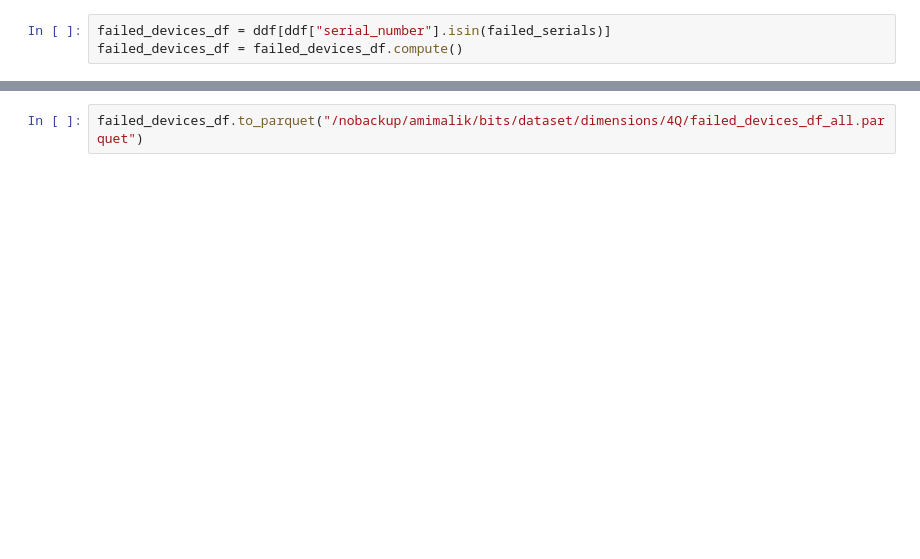
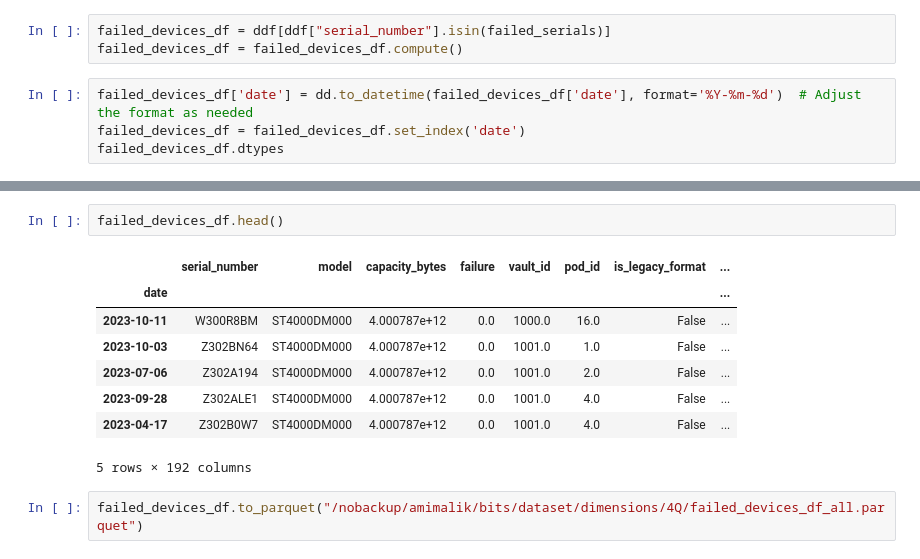
Before and after one commit to amitkrmalik/HDD_failure_prediction, a Jupyter notebook: data_creation.ipynb, the cells around one changed output, grey strips where cells are left out. Cells and saved outputs as stored; diff of their text form; blank space fills up the shorter version.

```diff
--- a/data_creation.ipynb
+++ b/data_creation.ipynb
@@ -122,3 +144,7 @@ failed_serials.head()
 # %%
 failed_devices_df = ddf[ddf["serial_number"].isin(failed_serials)]
 failed_devices_df = failed_devices_df.compute()
+# %%
+failed_devices_df['date'] = dd.to_datetime(failed_devices_df['date'], format='%Y-%m-%d')  # Adjust the format as needed
+failed_devices_df = failed_devices_df.set_index('date')
+failed_devices_df.dtypes
@@ -125,2 +164,13 @@ failed_devices_df = failed_devices_df.compute()
+# %%
+failed_devices_df.head()
+# %% [output]
+|  | serial_number | model | capacity_bytes | failure | vault_id | pod_id | is_legacy_format | ... |
+| date |  |  |  |  |  |  |  | ... |
+| 2023-10-11 | W300R8BM | ST4000DM000 | 4.000787e+12 | 0.0 | 1000.0 | 16.0 | False | ... |
+| 2023-10-03 | Z302BN64 | ST4000DM000 | 4.000787e+12 | 0.0 | 1001.0 | 1.0 | False | ... |
+| 2023-07-06 | Z302A194 | ST4000DM000 | 4.000787e+12 | 0.0 | 1001.0 | 2.0 | False | ... |
+| 2023-09-28 | Z302ALE1 | ST4000DM000 | 4.000787e+12 | 0.0 | 1001.0 | 4.0 | False | ... |
+| 2023-04-17 | Z302B0W7 | ST4000DM000 | 4.000787e+12 | 0.0 | 1001.0 | 4.0 | False | ... |
+5 rows × 192 columns
 # %%
 failed_devices_df.to_parquet("/nobackup/amimalik/bits/dataset/dimensions/4Q/failed_devices_df_all.parquet")
```
Also changed, not shown: parts of 4 cells of this notebook, 3 other files.
